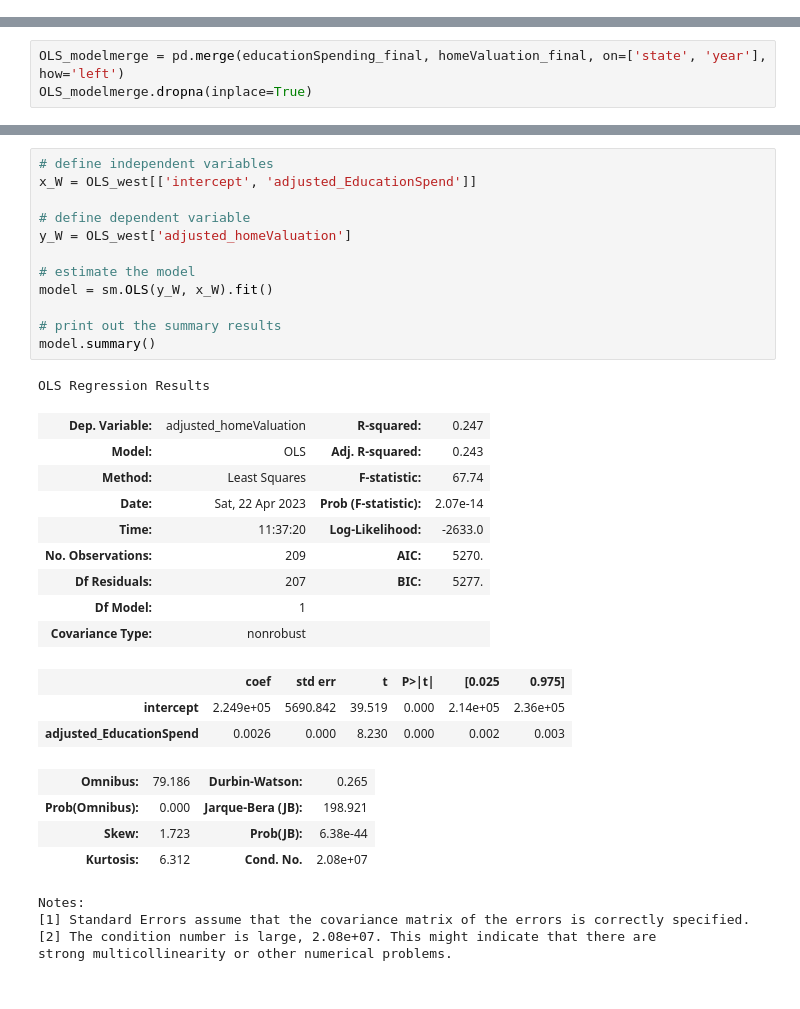
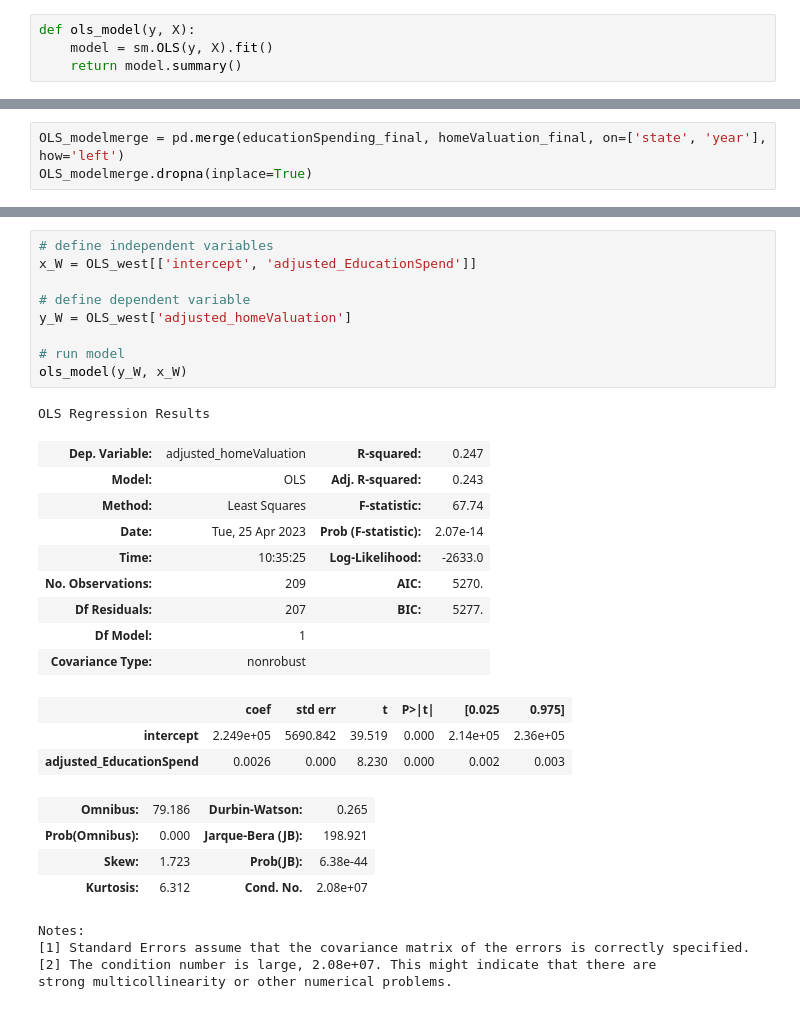
Before and after one commit to Max-Jacobsen/EducationSpending_HomeValuations_analysis, a Jupyter notebook: project_group4.ipynb, the cells around one changed output, grey strips where cells are left out. Cells and saved outputs as stored; diff of their text form.

```diff
--- a/project_group4.ipynb
+++ b/project_group4.ipynb
@@ -128,0 +133,4 @@ homeValuation_final = homeValuation_gdpDeflator.drop(collumn_Drop, axis=1)
+# %%
+def ols_model(y, X):
+    model = sm.OLS(y, X).fit()
+    return model.summary()
@@ -293,22 +300,19 @@ strong multicollinearity or other numerical problems.
 # %%
 # define independent variables
 x_W = OLS_west[['intercept', 'adjusted_EducationSpend']]
 
 # define dependent variable
 y_W = OLS_west['adjusted_homeValuation']
 
-# estimate the model
-model = sm.OLS(y_W, x_W).fit()
-
-# print out the summary results
-model.summary()
+# run model
+ols_model(y_W, x_W)
 # %% [output]
 OLS Regression Results
 | Dep. Variable: | adjusted_homeValuation | R-squared: | 0.247 |
 | Model: | OLS | Adj. R-squared: | 0.243 |
 | Method: | Least Squares | F-statistic: | 67.74 |
-| Date: | Sat, 22 Apr 2023 | Prob (F-statistic): | 2.07e-14 |
-| Time: | 11:37:20 | Log-Likelihood: | -2633.0 |
+| Date: | Tue, 25 Apr 2023 | Prob (F-statistic): | 2.07e-14 |
+| Time: | 10:35:25 | Log-Likelihood: | -2633.0 |
 | No. Observations: | 209 | AIC: | 5270. |
 | Df Residuals: | 207 | BIC: | 5277. |
 | Df Model: | 1 |  |  |
```
Also changed, not shown: parts of 22 cells of this notebook.
